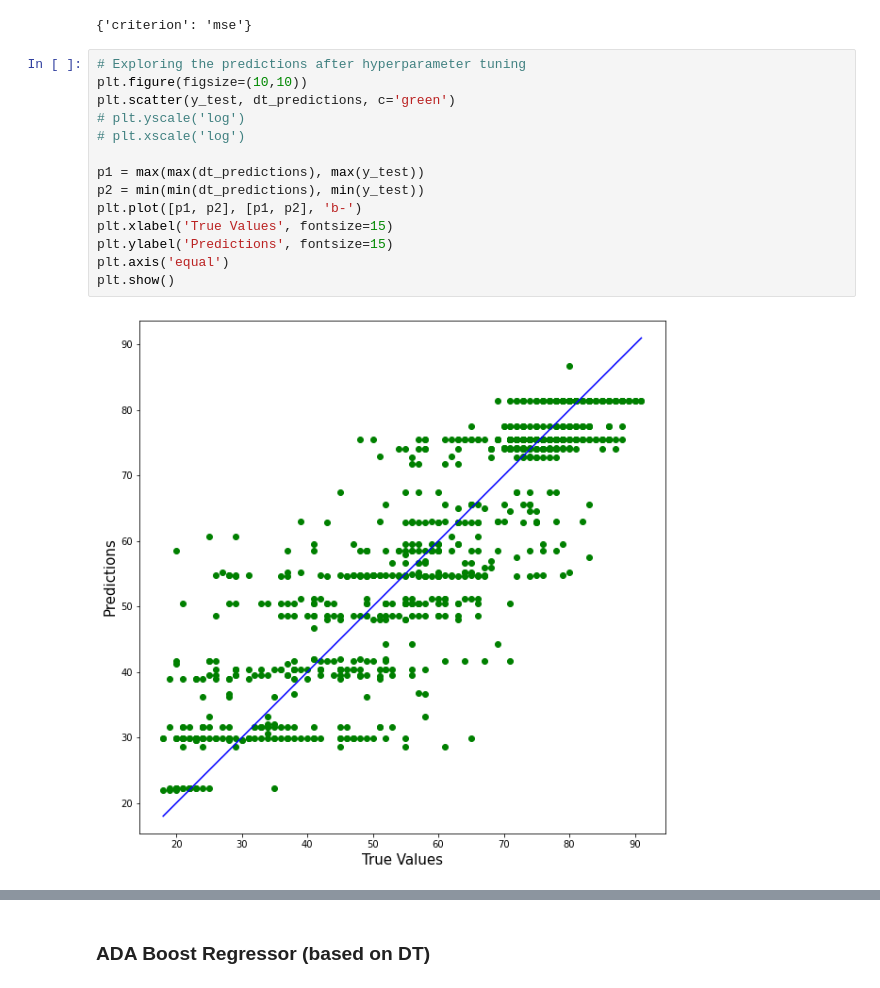
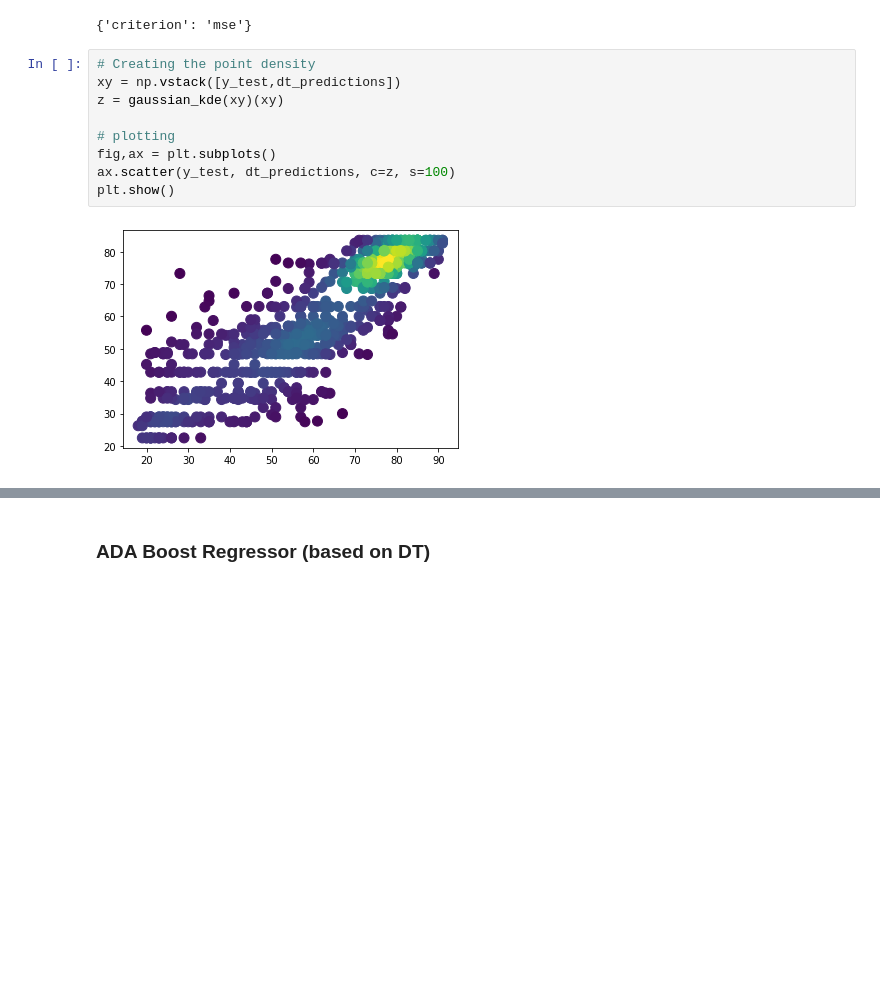
Before and after one commit to emilyzk/BMEN415_Group3, a Jupyter notebook: agam/Regression_Models_Aulakh.ipynb, the cells around one changed output, grey strips where cells are left out. Cells and saved outputs as stored; diff of their text form; blank space fills up the shorter version.

Commit message:
updates regression models to include density plot

```diff
--- a/agam/Regression_Models_Aulakh.ipynb
+++ b/agam/Regression_Models_Aulakh.ipynb
@@ -99,22 +100,17 @@ print(grid.best_params_)
 Fitting 3 folds for each of 3 candidates, totalling 9 fits
 [Parallel(n_jobs=1)]: Done   9 out of   9 | elapsed:   20.7s finished
 {'criterion': 'mse'}
-# %%
-# Exploring the predictions after hyperparameter tuning
-plt.figure(figsize=(10,10))
-plt.scatter(y_test, dt_predictions, c='green')
-# plt.yscale('log')
-# plt.xscale('log')
-
-p1 = max(max(dt_predictions), max(y_test))
-p2 = min(min(dt_predictions), min(y_test))
-plt.plot([p1, p2], [p1, p2], 'b-')
-plt.xlabel('True Values', fontsize=15)
-plt.ylabel('Predictions', fontsize=15)
-plt.axis('equal')
-plt.show()
-# %% [output]
-[figure, removed]
+# %%
+# Creating the point density
+xy = np.vstack([y_test,dt_predictions])
+z = gaussian_kde(xy)(xy)
+
+# plotting
+fig,ax = plt.subplots()
+ax.scatter(y_test, dt_predictions, c=z, s=100)
+plt.show()
+# %% [output]
+[figure, added]
 # %%
 # Running model again using top features
 
```
Also changed, not shown: parts of 11 cells of this notebook.
